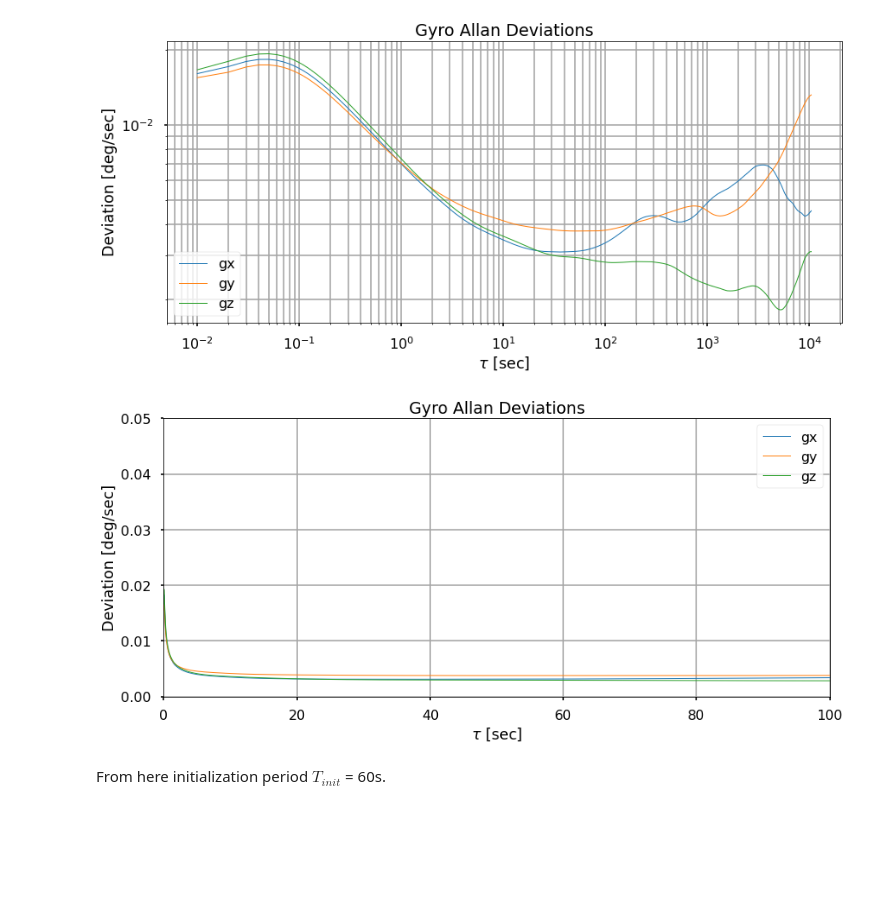
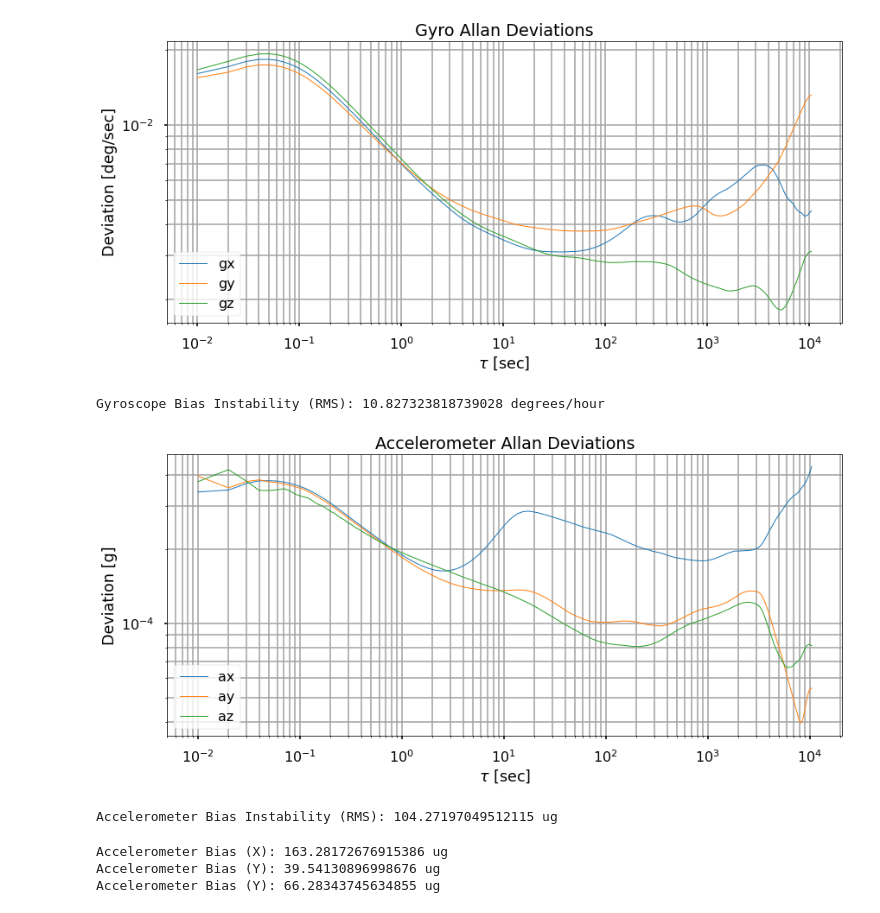
Before and after one commit to vehicle-trace-echo/imu_calibration, a Jupyter notebook: sensor_characterization.ipynb, the cells around one changed output. Saved outputs shown, nothing was run; the diff lists cells and outputs as text; code cells hidden in the pictures; blank space fills up the shorter version.

Commit message:
ADDED bias instability/AD plots for accel

```diff
--- a/sensor_characterization.ipynb
+++ b/sensor_characterization.ipynb
@@ -74,7 +84,7 @@ df.head()
 # %% [markdown]
 Allan Varaince code from *https://mwrona.com/posts/gyro-noise-analysis/*
 # %%
-def AllanVariance(dataArr: np.ndarray, fs: float, maxNumM: int=100):
+def AllanDeviation(dataArr: np.ndarray, fs: float, maxNumM: int=100):
     ts = 1.0 / fs
     N = len(dataArr)
     Mmax = 2**np.floor(np.log2(N / 2))
@@ -117,17 +129,36 @@ plt.show()
+# %%
+print("Gyroscope Bias Instability (RMS): {} degrees/hour".format(gyro_bias_instblt_rms))
+# %% [output]
+Gyroscope Bias Instability (RMS): 10.827323818739028 degrees/hour
+# %%
+tauax, adax = AllanDeviation(np.array(df['ax_g']*1/fs).cumsum(), fs, maxNumM=1000)
+tauay, aday = AllanDeviation(np.array(df['ay_g']*1/fs).cumsum(), fs, maxNumM=1000)
+tauaz, adaz = AllanDeviation(np.array(df['az_g']*1/fs).cumsum(), fs, maxNumM=1000)
 # %%
 plt.figure()
-plt.title('Gyro Allan Deviations')
-plt.plot(taux, adx, label='gx',lineWidth=1)
-plt.plot(tauy, ady, label='gy',lineWidth=1)
-plt.plot(tauz, adz, label='gz',lineWidth=1)
+plt.title('Accelerometer Allan Deviations')
+plt.plot(tauax, adax, label='ax',lineWidth=1)
+plt.plot(tauay, aday, label='ay',lineWidth=1)
+plt.plot(tauaz, adaz, label='az',lineWidth=1)
 plt.xlabel(r'$\tau$ [sec]')
-plt.ylabel('Deviation [deg/sec]')
+plt.ylabel('Deviation [g]')
 plt.grid(True, which="both", ls="-", color='0.65')
 plt.legend()
-plt.ylim([0, 0.05])
-plt.xlim([0,100])
+plt.xscale('log')
+plt.yscale('log')
 plt.show()
 # %% [output]
-[figure, old version]
+[figure, new version]
-# %% [markdown]
-From here initialization period $T_{init}$ = 60s.
+# %%
+accel_bias_ins_rms = np.sqrt(np.mean([min(adax)**2, min(aday)**2, min(adaz)**2])) * 10**6
+print("Accelerometer Bias Instability (RMS): {} ug".format(accel_bias_ins_rms))
+# %% [output]
+Accelerometer Bias Instability (RMS): 104.27197049512115 ug
+# %%
+print("Accelerometer Bias (X): {} ug".format(min(adax* 10**6)))
+print("Accelerometer Bias (Y): {} ug".format(min(aday* 10**6)))
+print("Accelerometer Bias (Y): {} ug".format(min(adaz* 10**6)))
+# %% [output]
+Accelerometer Bias (X): 163.28172676915386 ug
+Accelerometer Bias (Y): 39.54130896998676 ug
+Accelerometer Bias (Y): 66.28343745634855 ug
```
Also changed, not shown: parts of 6 cells of this notebook.
